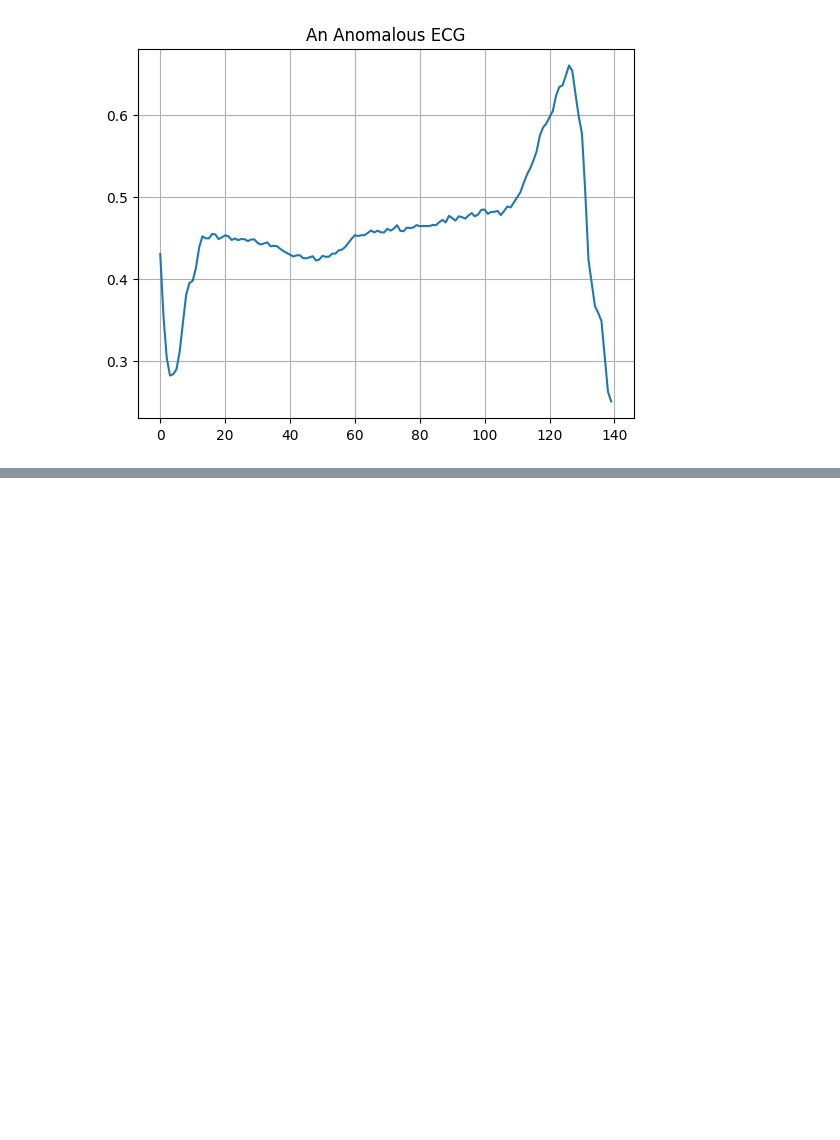
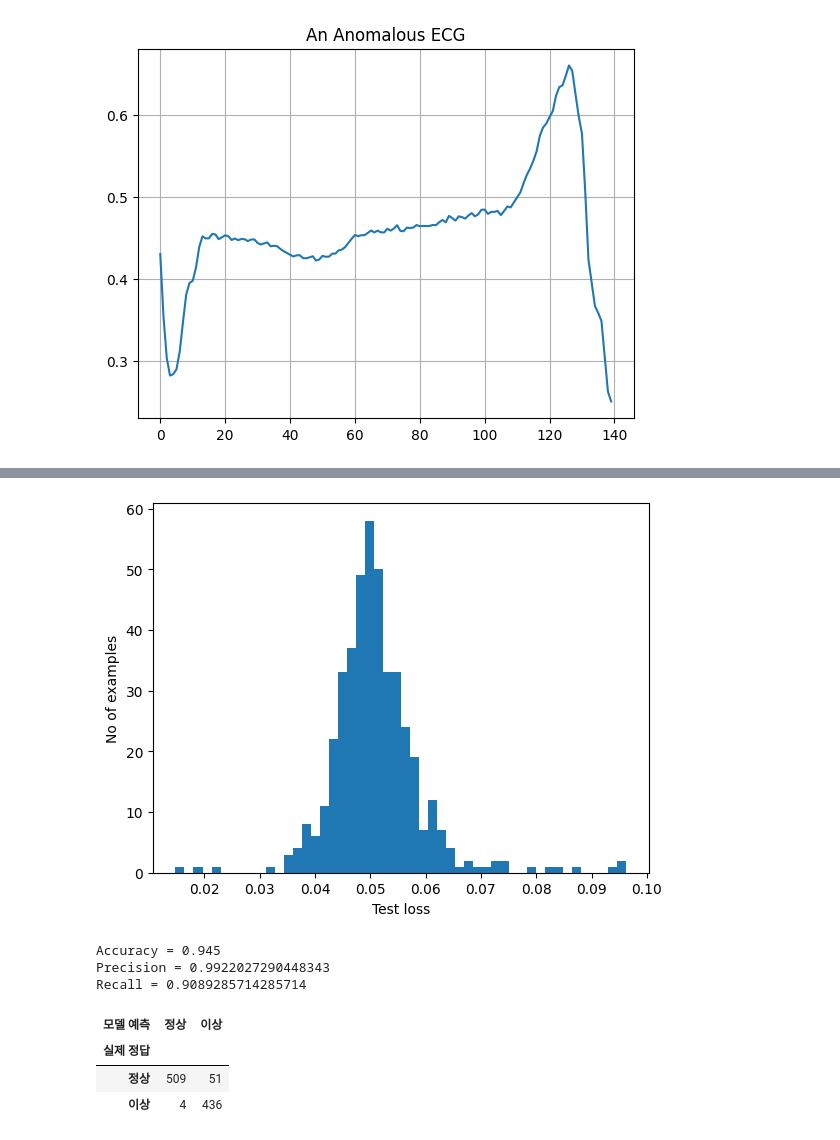
Before and after one commit to min-gyu-jeon/ai-study, a Jupyter notebook: autoencoder/01_basic_autoencoder.ipynb, the cells around one changed output, grey strips where cells are left out. Cells and saved outputs as stored; diff of their text form; code cells hidden in the pictures; blank space fills up the shorter version.

```diff
--- a/autoencoder/01_basic_autoencoder.ipynb
+++ b/autoencoder/01_basic_autoencoder.ipynb
@@ -543,0 +595,12 @@ plt.legend()
+# %%
+autoencoder.eval()
+with torch.no_grad():
+    reconstructions = autoencoder(anomalous_test_data)
+    test_loss = torch.abs(reconstructions - anomalous_test_data).mean(dim=1)
+
+plt.hist(test_loss.cpu().numpy(), bins=50)
+plt.xlabel("Test loss")
+plt.ylabel("No of examples")
+plt.show()
+# %% [output]
+[figure, added]
@@ -543,0 +633,28 @@ plt.legend()
+# %%
+# 테스트 기록마다 복원 오차를 구해 정상(True) 또는 이상(False)으로 판정
+preds = predict(autoencoder, test_data, threshold)
+
+# 예측 결과와 실제 라벨을 비교해 정확도, 정밀도, 재현율 출력
+print_stats(preds, test_labels)
+# %% [output]
+Accuracy = 0.945
+Precision = 0.9922027290448343
+Recall = 0.9089285714285714
+# %%
+import pandas as pd
+
+# 정답과 예측에서 True는 '정상', False는 '이상'으로 표시
+label_names = {True: "정상", False: "이상"}
+actual = pd.Series(test_labels.cpu().numpy(), name="실제 정답").map(label_names)
+predicted = pd.Series(preds.cpu().numpy(), name="모델 예측").map(label_names)
+
+# 실제 정답과 모델 예측을 짝지어 각 경우가 몇 건인지 집계
+table = pd.crosstab(actual, predicted)
+
+# 행과 열을 모두 '정상 → 이상' 순서로 표시
+table.reindex(index=["정상", "이상"], columns=["정상", "이상"], fill_value=0)
+# %% [output]
+| 모델 예측 | 정상 | 이상 |
+| 실제 정답 |  |  |
+| 정상 | 509 | 51 |
+| 이상 | 4 | 436 |
```
Also changed, not shown: parts of 11 cells of this notebook.
